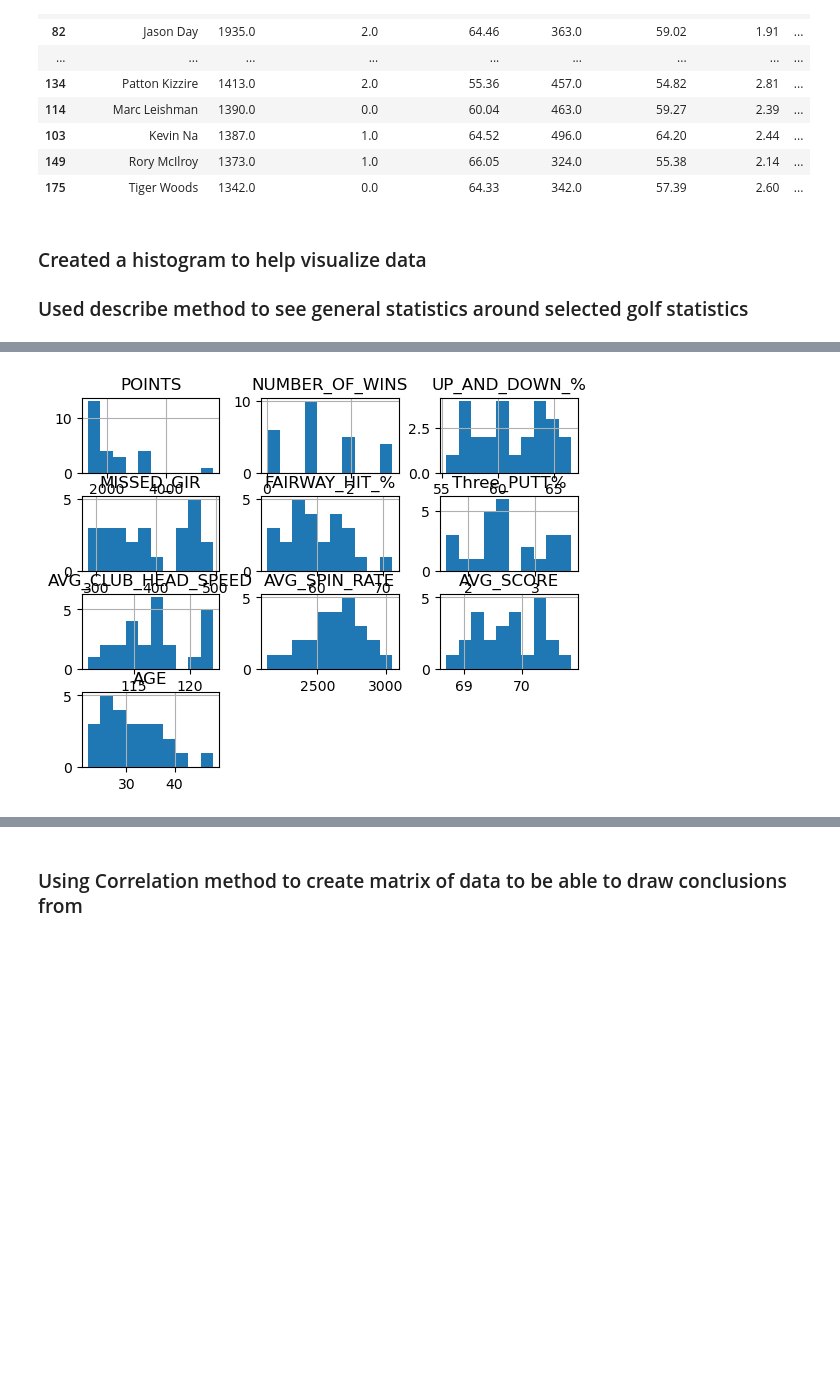
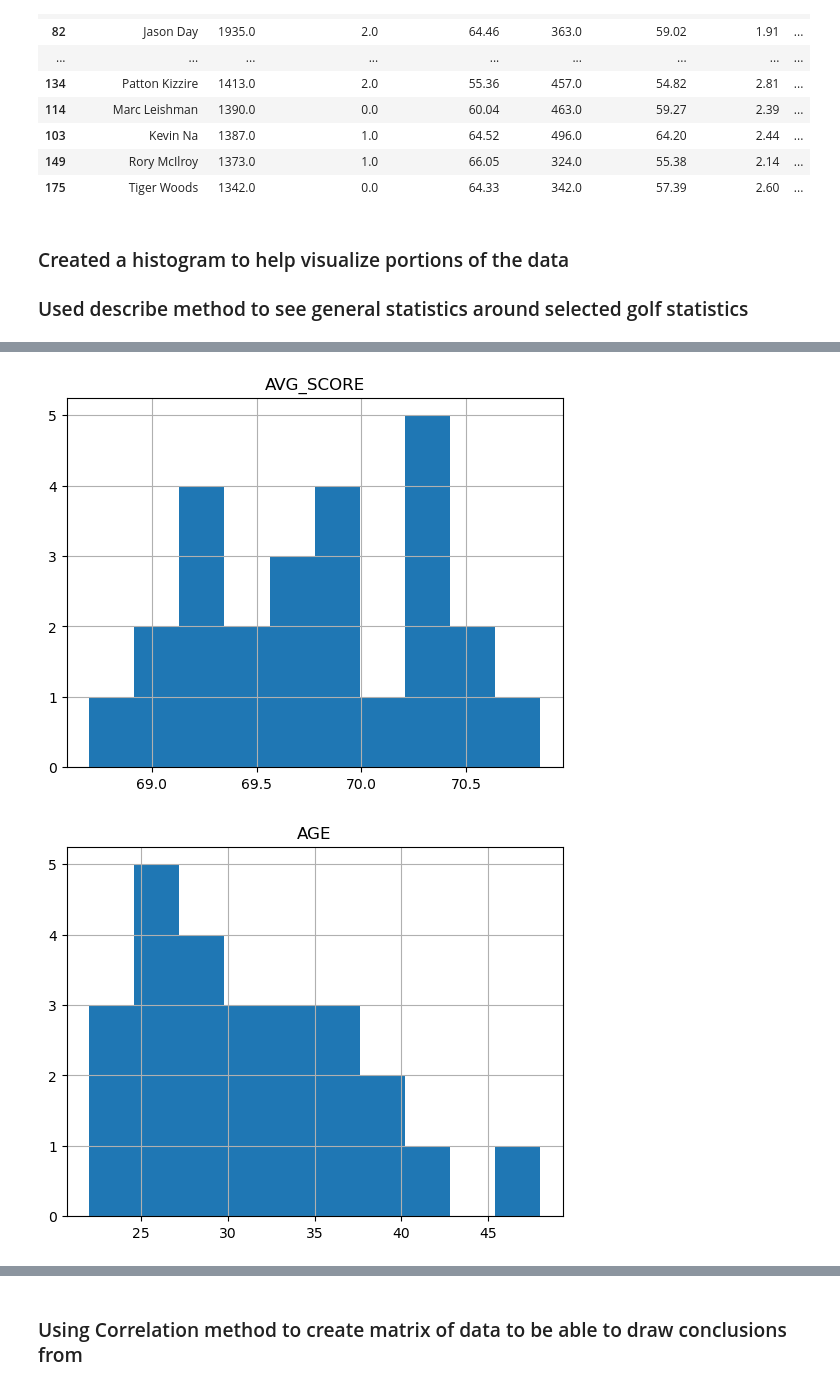
Before and after one commit to trevorarellanes/datafun-06-projects, a Jupyter notebook: Golf_Stats_Project.ipynb, the cells around one changed output, grey strips where cells are left out. Cells and saved outputs as stored; diff of their text form; code cells hidden in the pictures; blank space fills up the shorter version.

```diff
--- a/Golf_Stats_Project.ipynb
+++ b/Golf_Stats_Project.ipynb
@@ -78,19 +78,22 @@ sorted_columns
 | 149 | Rory McIlroy | 1373.0 | 1.0 | 66.05 | 324.0 | 55.38 | 2.14 | ... |
 | 175 | Tiger Woods | 1342.0 | 0.0 | 64.33 | 342.0 | 57.39 | 2.60 | ... |
 # %% [markdown]
-### Created a histogram to help visualize data
+### Created a histogram to help visualize portions of the data
 ### Used describe method to see general statistics around selected golf statistics
 # %%
-sorted_columns.hist()
+sorted_columns.hist('AVG_SCORE')
+sorted_columns.hist('AGE')
+sorted_columns.hist('POINTS')
 sorted_columns.describe().round(2)
 # %% [output]
 |  | POINTS | NUMBER_OF_WINS | UP_AND_DOWN_% | MISSED_GIR | FAIRWAY_HIT_% | Three_PUTT% | AVG_CLUB_HEAD_SPEED | ... |
 | count | 25.00 | 25.00 | 25.00 | 25.00 | 25.00 | 25.00 | 25.00 | ... |
 | mean | 2095.08 | 1.28 | 61.12 | 390.08 | 59.99 | 2.59 | 116.84 | ... |
 | std | 968.94 | 1.02 | 3.32 | 67.68 | 4.54 | 0.56 | 3.16 | ... |
 | min | 1342.00 | 0.00 | 55.36 | 286.00 | 52.33 | 1.67 | 110.90 | ... |
 | 25% | 1474.00 | 1.00 | 58.01 | 338.00 | 57.20 | 2.25 | 114.40 | ... |
 | 50% | 1761.00 | 1.00 | 60.87 | 388.00 | 59.06 | 2.49 | 117.00 | ... |
 | 75% | 2277.00 | 2.00 | 64.26 | 457.00 | 63.29 | 3.03 | 118.50 | ... |
 | max | 5617.00 | 3.00 | 66.59 | 496.00 | 71.45 | 3.54 | 122.08 | ... |
-[figure, old version]
+[figure, new version]
+[figure, added]
```
Also changed, not shown: parts of 1 cell of this notebook.
